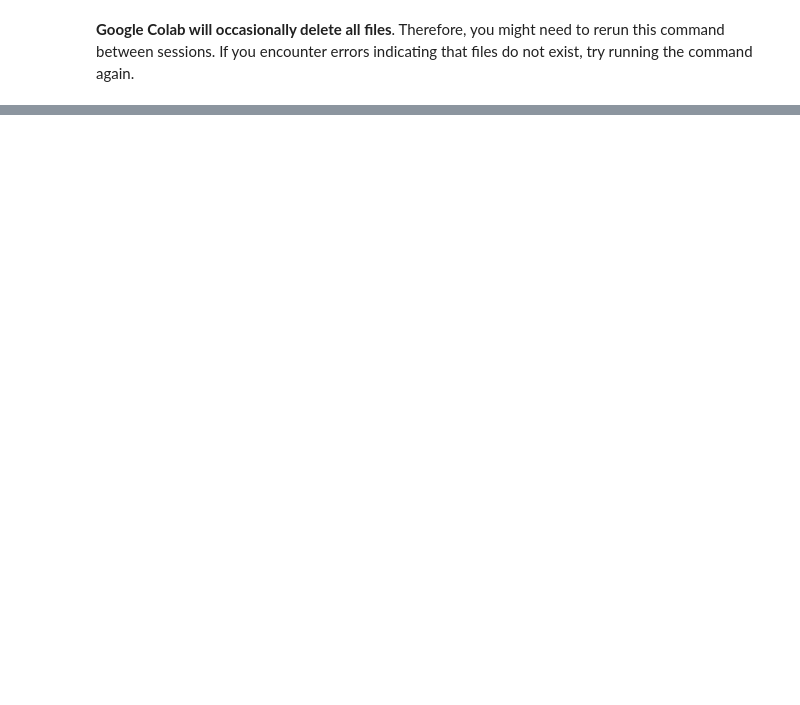
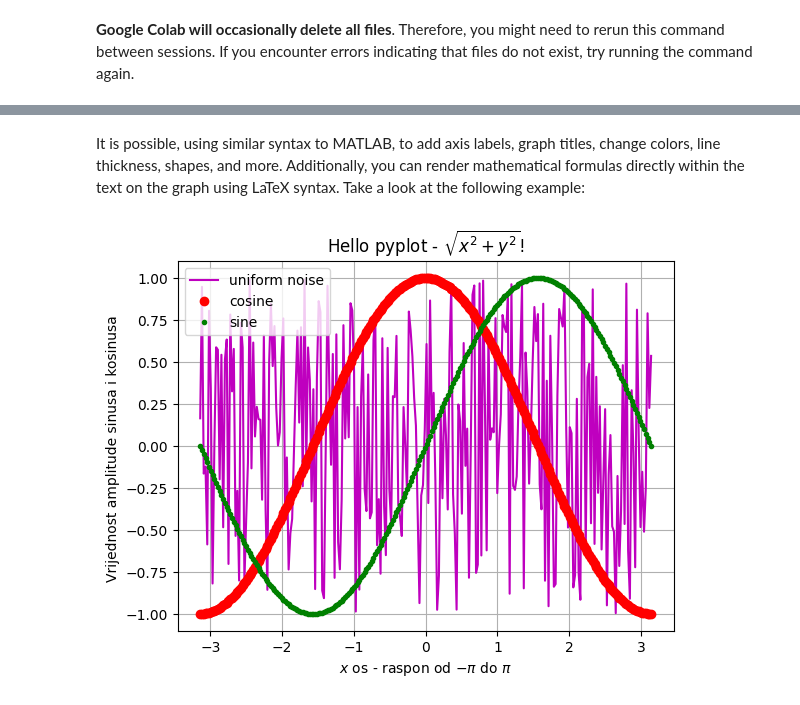
Before and after one commit to aljubic1/RacunalniViid, a Jupyter notebook: lab1.ipynb, the cells around one changed output, grey strips where cells are left out. Cells and saved outputs as stored; diff of their text form; code cells hidden in the pictures; blank space fills up the shorter version.

```diff
--- a/lab1.ipynb
+++ b/lab1.ipynb
@@ -384,0 +129,18 @@ plt.show()
+# %% [markdown]
+It is possible, using similar syntax to MATLAB, to add axis labels, graph titles, change colors, line thickness, shapes, and more. Additionally, you can render mathematical formulas directly within the text on the graph using LaTeX syntax. Take a look at the following example:
+# %%
+X    = np.linspace(-np.pi, np.pi, 256, endpoint=True)
+C, S = np.cos(X), np.sin(X)
+R    = np.random.uniform(-1,1,256) #uniformni šum od -1 do 1
+
+plt.plot( X, R, 'm-', label="uniform noise") #boja magenta, linija
+plt.plot( X, C, 'ro', label="cosine")        #boja red, krugovi
+plt.plot( X, S, 'g.', label="sine" )         #boja green, točkice
+plt.xlabel(r"$x$ os - raspon od $-\pi$ do $\pi$ ")
+plt.ylabel(r"Vrijednost amplitude sinusa i kosinusa ")
+plt.title(r"Hello pyplot - $\sqrt{x^2 + y^2}$!")
+plt.legend(loc="upper left")
+plt.grid()
+plt.show()
+# %% [output]
+[figure, added]
```
Also changed, not shown: parts of 80 cells of this notebook.
